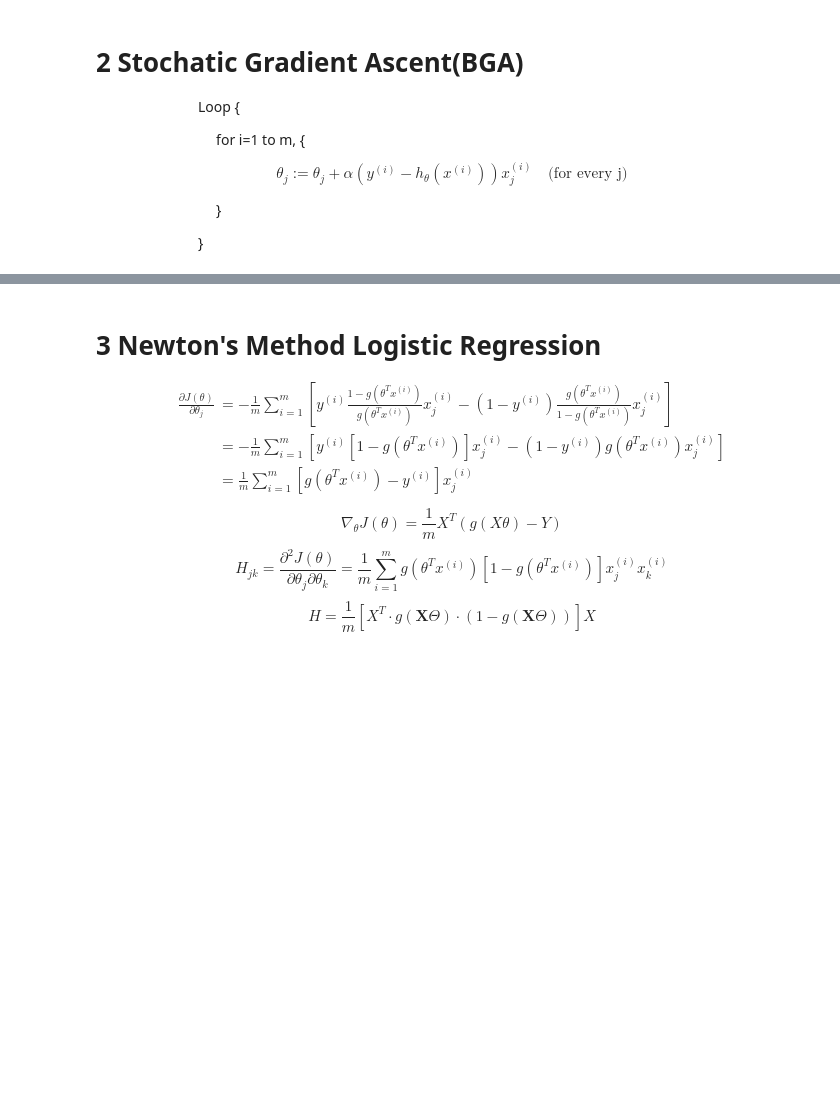
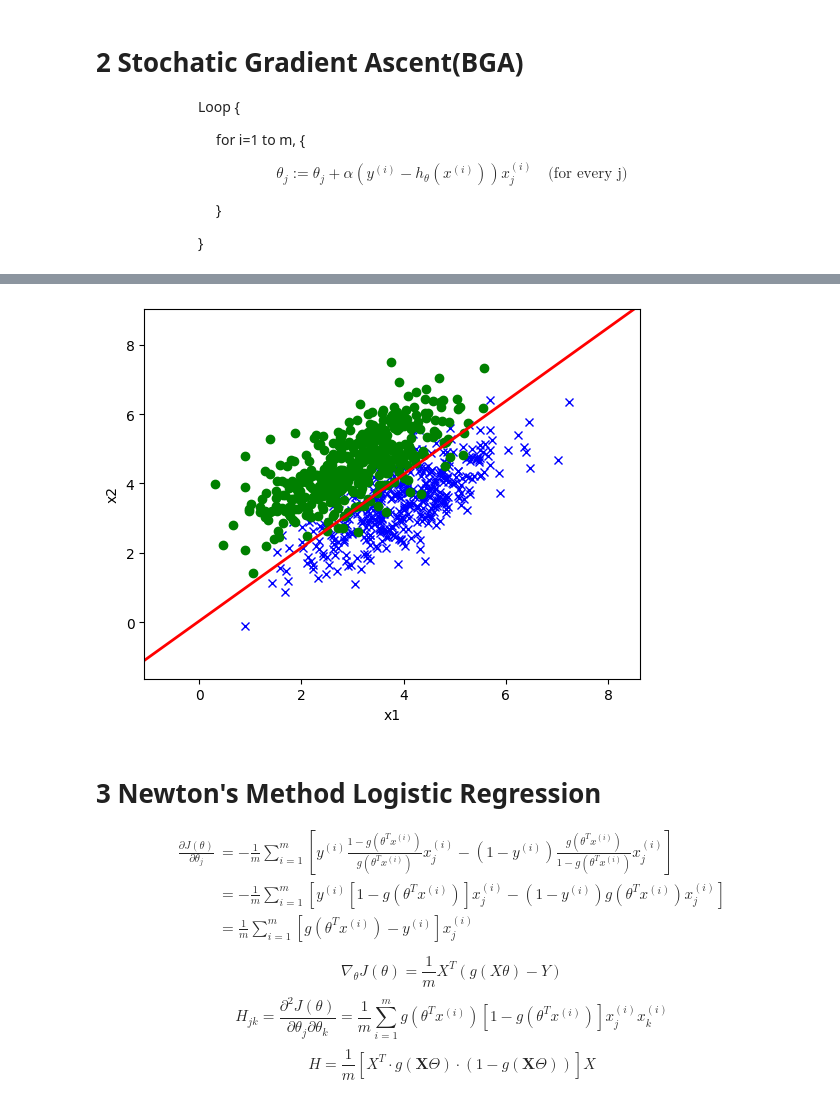
Before and after one commit to luongjuan123/Machine-Learning-Notebooks, a Jupyter notebook: Logistic Regression/LogisticRegression.ipynb, the cells around one changed output, grey strips where cells are left out. Saved outputs shown, nothing was run; the diff lists cells and outputs as text; code cells hidden in the pictures; blank space fills up the shorter version.

```diff
--- a/Logistic Regression/LogisticRegression.ipynb
+++ b/Logistic Regression/LogisticRegression.ipynb
@@ -285,3 +279,43 @@ if __name__ == "__main__":
+# %%
+class StochasticGradientAscentLogisticRegression(LinearModel):
+
+    def fit(self, X, y):
+        m, n = X.shape
+        self.theta = np.zeros(n)
+
+        for i in range(m):
+
+            theta_old = np.copy(self.theta)
+            hi = sigmoid(X[i] @ self.theta)
+            gradient = (y[i] - hi) * X[i]
+            self.theta += self.step_size * gradient
+            if np.linalg.norm(self.theta - theta_old, ord=1) < self.eps:
+                break
+
+    def predict(self, X):
+        return sigmoid(X @ self.theta)
+
+def run(train_path, eval_path, pred_path):
+    X_train, y_train = util.load_dataset(train_path, add_intercept=True)
+
+    model = StochasticGradientAscentLogisticRegression(eps=1e-5, step_size = 0.00001)
+    model.fit(X_train, y_train)
+
+    # Plot data and decision boundary
+    util.plot(X_train, y_train, model.theta, 'Output/StochasticGradientAscentLogisticRegression.png')
+
+    # Save predict
+    X_eval, y_eval = util.load_dataset(eval_path, add_intercept=True)
+    y_pred = model.predict(X_eval)
+    np.savetxt(pred_path, y_pred > 0.5, fmt='%d')
+
+if __name__ == "__main__":
+
+    run(train_path="Data/train.csv",
+        eval_path="Data/test.csv",
+        pred_path="Output/StochasticGradientAscentLogisticRegression.txt")
+# %% [output]
+[figure, added]
 # %% [markdown]
 # **3 Newton's Method Logistic Regression**
 
```
Also changed, not shown: parts of 1 cell of this notebook, 10 other files.
